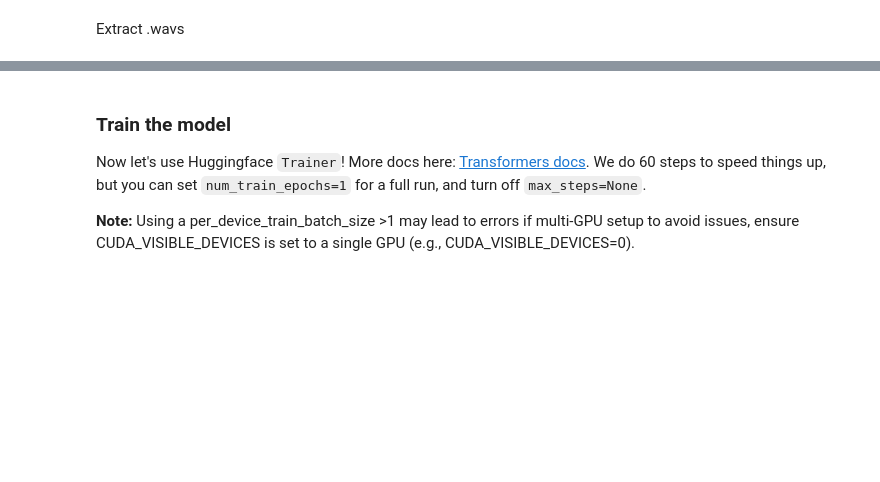
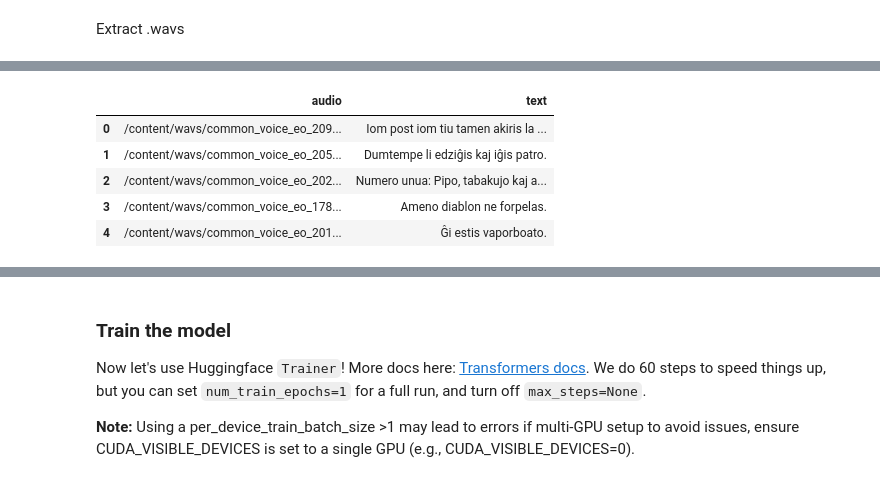
Before and after one commit to cgshft/unsloth-tts-finetuning, a Jupyter notebook: Orpheus_(3B)_TTS.ipynb, the cells around one changed output, grey strips where cells are left out. Saved outputs shown, nothing was run; the diff lists cells and outputs as text; code cells hidden in the pictures; blank space fills up the shorter version.

```diff
--- a/Orpheus_(3B)_TTS.ipynb
+++ b/Orpheus_(3B)_TTS.ipynb
@@ -92,6 +96,3 @@ We will use the `MrDragonFox/Elise`, which is designed for training TTS models.
-# %%
-from datasets import load_dataset
-dataset = load_dataset("MrDragonFox/Elise", split = "train")
 # %% [markdown]
 Mount Google Drive
 # %%
@@ -107,6 +137,7 @@ Make parquet from .csv
 # %%
 import pandas as pd
 import os
+from datasets import load_dataset, Audio
 
 # --- Configuration ---
 # The name of your input CSV file (pipe-separated).
@@ -115,6 +146,10 @@ csv_filename = '/content/drive/MyDrive/Coding/TTS/metadata_full.csv'
 
 # The desired name for your output Parquet file.
 output_filename = 'esperanto_tts_dataset.parquet'
+
+# The absolute path to the folder containing your 'wavs' directory.
+# For Google Colab, this is typically '/content/'. Set to '' if not needed.
+base_path = '/content/'
 
 # --- Script ---
 
@@ -126,29 +161,95 @@ else:
     try:
         # 2. Read the pipe-separated CSV file into a Pandas DataFrame.
         #    - `sep='|'` tells pandas to use the pipe character as the delimiter.
-        #    - `header=None` specifies that your file does not have a header row.
-        #    - `names=['audio', 'text']` assigns the column names required for your TTS dataset.
+        #    - `header=0` specifies that the first row of the CSV is the header.
         print(f"Reading data from '{csv_filename}'...")
-        df = pd.read_csv(csv_filename, sep='|', header=None, names=['audio', 'text'])
+        df = pd.read_csv(csv_filename, sep='|', header=0)
+
+        # Rename the 'audio_file' column to 'audio' to match the target schema.
+        if 'audio_file' in df.columns:
+            df.rename(columns={'audio_file': 'audio'}, inplace=True)
+
+        # Prepend the base path to the audio file paths if one is provided.
+        # This fixes pathing issues in environments like Google Colab.
+        if base_path:
+            print(f"Prepending '{base_path}' to all audio file paths...")
+            df['audio'] = df['audio'].apply(lambda path: os.path.join(base_path, path))
 
         # 3. (Optional but Recommended) Verify the first few rows of the DataFrame.
-        #    This helps confirm that the data was loaded correctly.
+        #    This helps confirm that the data was loaded and paths were updated correctly.
         print("\n--- Data Preview (First 5 Rows) ---")
-        print(df.head())
+        display(df.head())
 
         # 4. (Optional but Recommended) Check the schema and data types.
-        #    This shows the structure of your table. Both columns should be 'object' (which means string).
+        #    This shows the structure of your table.
         print("\n--- DataFrame Info ---")
         df.info()
 
         # 5. Save the DataFrame to a Parquet file.
         #    - `engine='pyarrow'` is the standard engine for writing Parquet files.
-        #    - `index=False` prevents pandas from writing the DataFrame index (0, 1, 2, ...) as a column.
+        #    - `index=False` prevents pandas from writing the DataFrame index as a column.
         print(f"\nWriting data to '{output_filename}'...")
         df.to_parquet(output_filename, engine='pyarrow', index=False)
 
         print(f"\n✅ Success! Your Parquet file '{output_filename}' has been created.")
 
+        # --- Verification Step ---
+        # This section compares your dataset's schema with the original Hugging Face dataset.
+        print("\n--- Verifying Schema Against MrDragonFox/Elise ---")
+        try:
+            print("Loading original dataset from Hugging Face (this may take a moment)...")
+            # Load the reference dataset from Hugging Face
+            hf_dataset = load_dataset("MrDragonFox/Elise", split="train")
+
+            # Convert both the local and remote datasets to pandas DataFrames for easy comparison
+            local_df = pd.read_parquet(output_filename)
+            hf_df = hf_dataset.to_pandas()
+
+            # Compare column names
+            local_cols = sorted(list(local_df.columns))
+            hf_cols = sorted(list(hf_df.columns))
+
+            print(f"\nYour file's columns: {local_cols}")
+            print(f"Target dataset's columns: {hf_cols}")
+
+            if local_cols == hf_cols:
+                print("✅ Column names match.")
+
+                # Compare data types (dtypes)
+                if local_df.dtypes.equals(hf_df.dtypes):
+                    print("✅ Data types match.")
+                    print("\n🎉 Schema verification successful! Your dataset structure matches the target.")
+                else:
+                    print("⚠️ Warning: Data types do not match exactly.")
+                    print("This might be okay if they are compatible.")
+                    print("\nYour dtypes:\n", local_df.dtypes)
+                    print("\nTarget dtypes:\n", hf_df.dtypes)
+            else:
+                print("❌ Error: Column names DO NOT match!")
+                print(f"Columns in your file but not in target: {set(local_cols) - set(hf_cols)}")
+                print(f"Columns in target but not in your file: {set(hf_cols) - set(local_cols)}")
+
+            # --- Final Loading Step ---
+            print("\n--- Loading Your Local Parquet as a Hugging Face Dataset ---")
+
+            # Load your local parquet file into a Dataset object.
+            dataset = load_dataset('parquet', data_files={'train': output_filename}, split='train')
+
+            # Cast the 'audio' column to the 'Audio' feature.
+            dataset = dataset.cast_column("audio", Audio(sampling_rate=22050))
+
+            print("\n✅ Your local dataset is now loaded and ready for training!")
+            print("Preview of the first item (notice the 'audio' field is now processed):")
+            print(dataset[0])
+
+
+        except ImportError:
+            print("\nSkipping schema verification. To enable this check, please install the 'datasets' library:")
+            print("pip install datasets")
+        except Exception as e:
+            print(f"\nAn error occurred during schema verification: {e}")
+
     except Exception as e:
         print(f"\nAn error occurred: {e}")
         print("Please check that your CSV file is formatted correctly (filepath|transcription).")
+# %% [output]
@@ -154,0 +260,6 @@ else:
+|  | audio | text |
+| 0 | /content/wavs/common_voice_eo_209... | Iom post iom tiu tamen akiris la ... |
+| 1 | /content/wavs/common_voice_eo_205... | Dumtempe li edziĝis kaj iĝis patro. |
+| 2 | /content/wavs/common_voice_eo_202... | Numero unua: Pipo, tabakujo kaj a... |
+| 3 | /content/wavs/common_voice_eo_178... | Ameno diablon ne forpelas. |
+| 4 | /content/wavs/common_voice_eo_201... | Ĝi estis vaporboato. |
```
Also changed, not shown: parts of 18 cells of this notebook.
